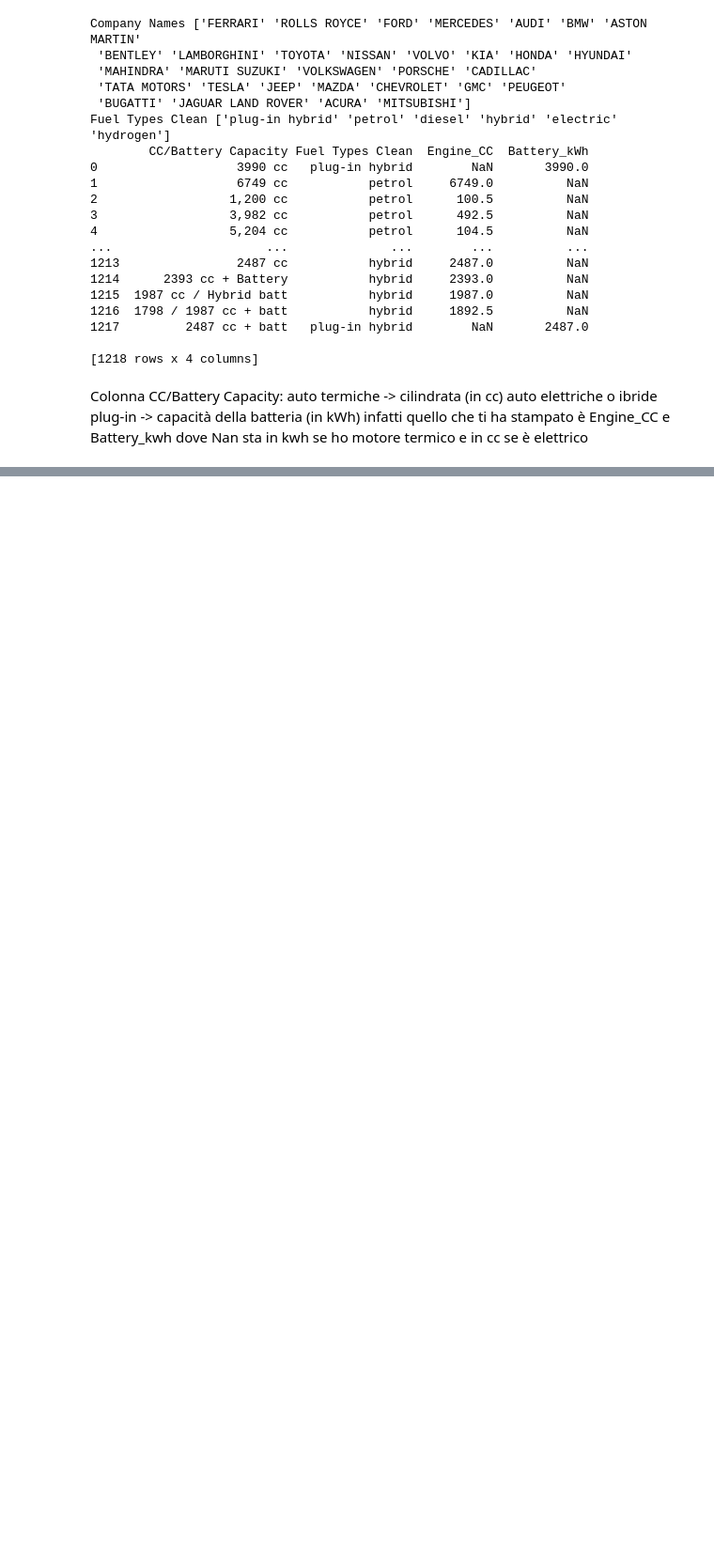
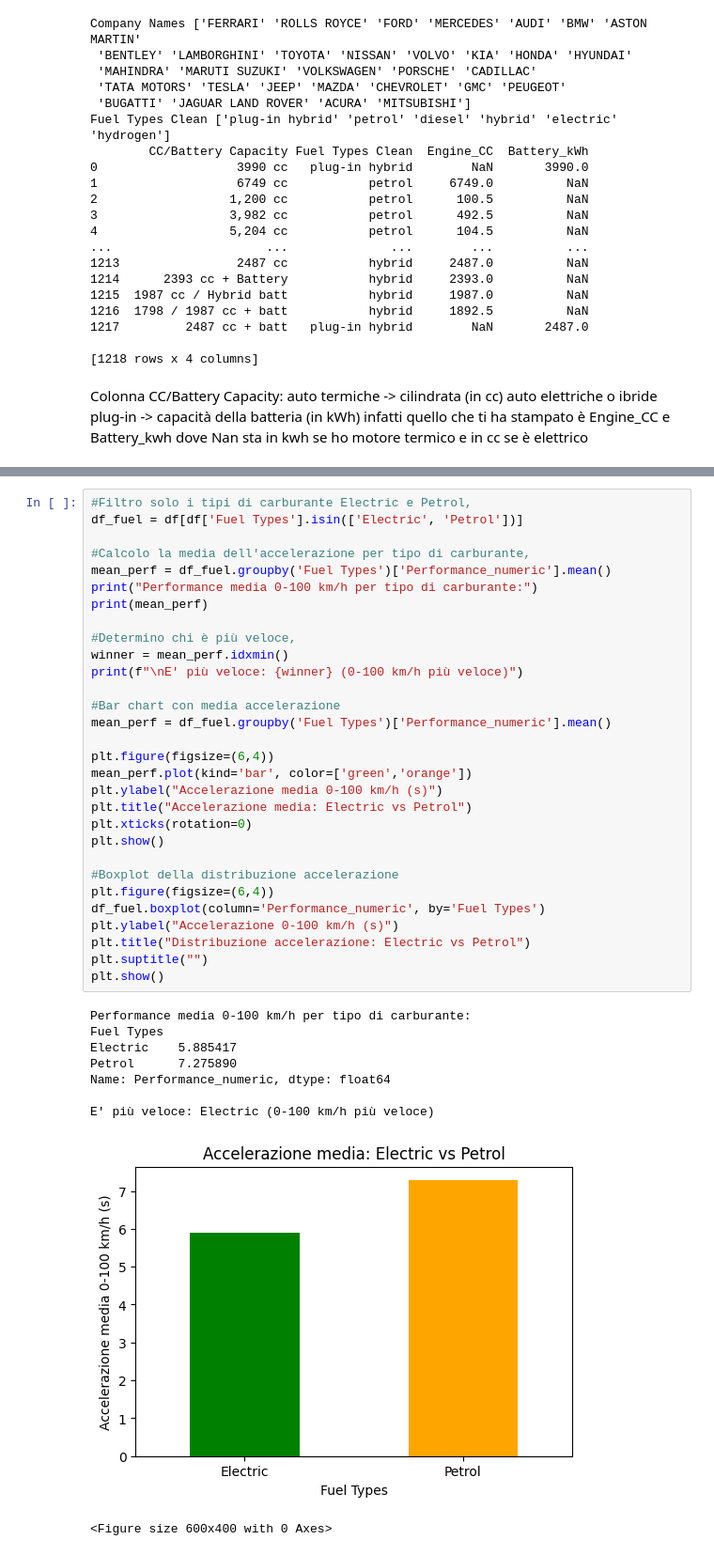
Before and after one commit to Gianmarcx/Sorrentino-Gianmarco_DepositoCorso, a Jupyter notebook: corso python/lunedi01-12/analisi_cars.ipynb, the cells around one changed output, grey strips where cells are left out. Shown at 94% size. Saved outputs shown, nothing was run; the diff lists cells and outputs as text; blank space fills up the shorter version.

```diff
--- a/corso python/lunedi01-12/analisi_cars.ipynb
+++ b/corso python/lunedi01-12/analisi_cars.ipynb
@@ -874,0 +936,40 @@ print(f"\n🔍 Il brand con la varianza di prezzo più alta è: {brand_massima_v
+# %%
+#Filtro solo i tipi di carburante Electric e Petrol,
+df_fuel = df[df['Fuel Types'].isin(['Electric', 'Petrol'])]
+
+#Calcolo la media dell'accelerazione per tipo di carburante,
+mean_perf = df_fuel.groupby('Fuel Types')['Performance_numeric'].mean()
+print("Performance media 0-100 km/h per tipo di carburante:")
+print(mean_perf)
+
+#Determino chi è più veloce,
+winner = mean_perf.idxmin()
+print(f"\nE' più veloce: {winner} (0-100 km/h più veloce)")
+
+#Bar chart con media accelerazione
+mean_perf = df_fuel.groupby('Fuel Types')['Performance_numeric'].mean()
+
+plt.figure(figsize=(6,4))
+mean_perf.plot(kind='bar', color=['green','orange'])
+plt.ylabel("Accelerazione media 0-100 km/h (s)")
+plt.title("Accelerazione media: Electric vs Petrol")
+plt.xticks(rotation=0)
+plt.show()
+
+#Boxplot della distribuzione accelerazione
+plt.figure(figsize=(6,4))
+df_fuel.boxplot(column='Performance_numeric', by='Fuel Types')
+plt.ylabel("Accelerazione 0-100 km/h (s)")
+plt.title("Distribuzione accelerazione: Electric vs Petrol")
+plt.suptitle("")
+plt.show()
+# %% [output]
+Performance media 0-100 km/h per tipo di carburante:
+Fuel Types
+Electric    5.885417
+Petrol      7.275890
+Name: Performance_numeric, dtype: float64
+
+E' più veloce: Electric (0-100 km/h più veloce)
+[figure, added]
+<Figure size 600x400 with 0 Axes>
```
Also changed, not shown: parts of 13 cells of this notebook.
